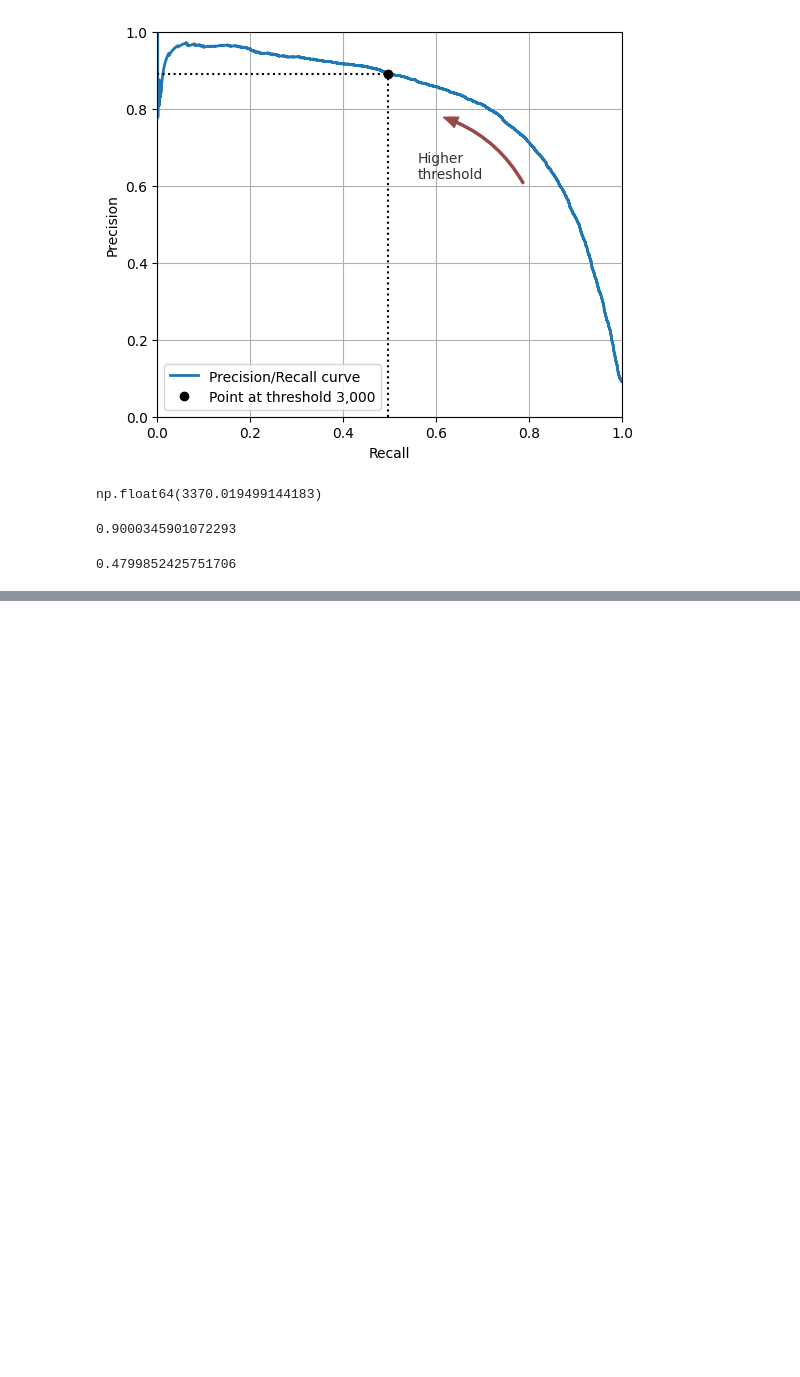
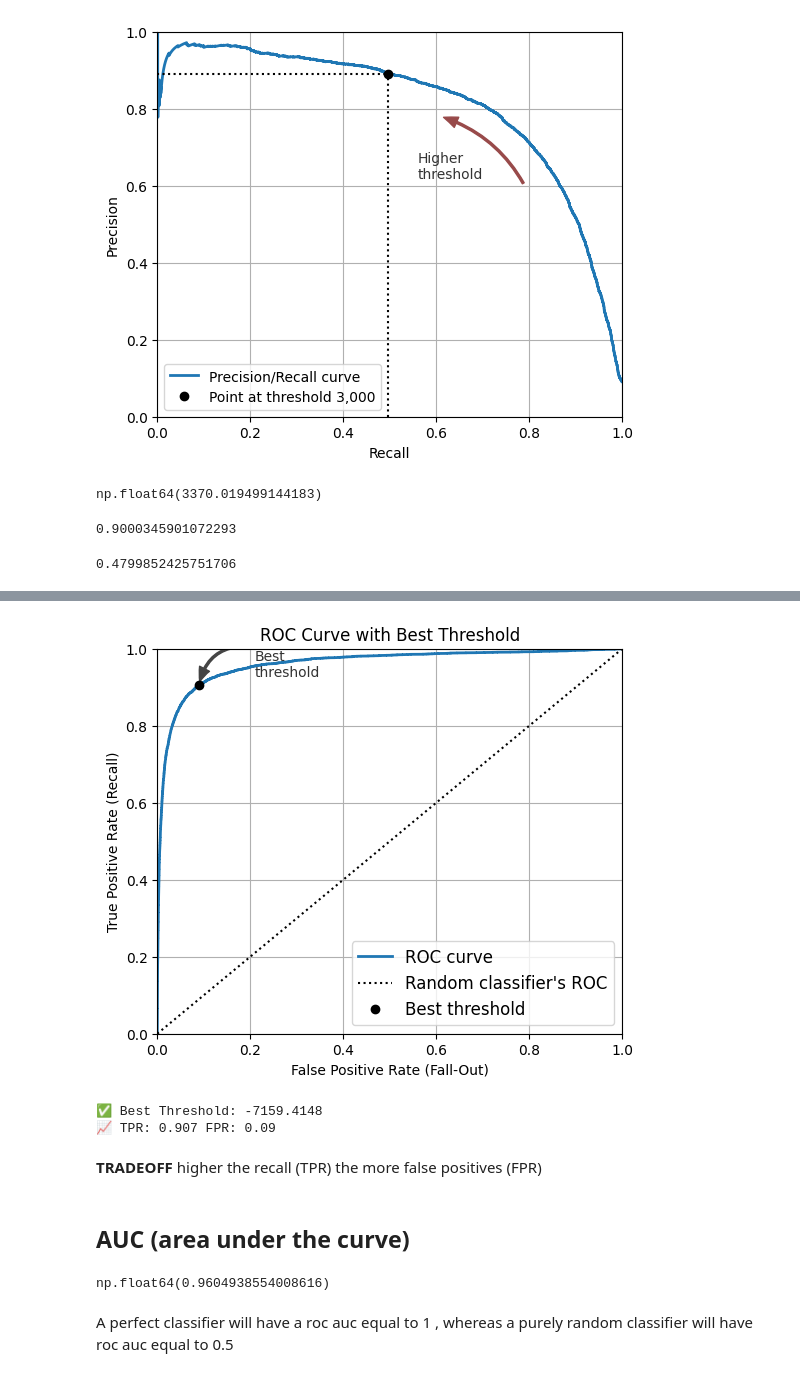
Before and after one commit to VechamGautham/Hands-on-Machine-Learning, a Jupyter notebook: chapter-3/classification.ipynb, the cells around one changed output, grey strips where cells are left out. Saved outputs shown, nothing was run; the diff lists cells and outputs as text; code cells hidden in the pictures; blank space fills up the shorter version.

```diff
--- a/chapter-3/classification.ipynb
+++ b/chapter-3/classification.ipynb
@@ -229,0 +271,48 @@ plt.show()
+# %%
+# Find the best threshold (closest to top-left corner)
+distances = np.sqrt((1 - tpr)**2 + fpr**2)
+best_idx = np.argmin(distances)
+best_threshold = thresholds[best_idx]
+tpr_best, fpr_best = tpr[best_idx], fpr[best_idx]
+
+# Plot ROC curve
+plt.figure(figsize=(6, 5))
+plt.plot(fpr, tpr, linewidth=2, label="ROC curve")
+plt.plot([0, 1], [0, 1], 'k:', label="Random classifier's ROC")
+plt.plot([fpr_best], [tpr_best], "ko", label="Best threshold")
+
+# Optional arrow and label
+plt.gca().add_patch(patches.FancyArrowPatch(
+    (fpr_best + 0.1, tpr_best + 0.1), (fpr_best, tpr_best),
+    connectionstyle="arc3,rad=.4",
+    arrowstyle="Simple, tail_width=1.5, head_width=8, head_length=10",
+    color="#444444"))
+plt.text(fpr_best + 0.12, tpr_best + 0.02, "Best\nthreshold", color="#333333")
+
+# Format plot
+plt.xlabel("False Positive Rate (Fall-Out)")
+plt.ylabel("True Positive Rate (Recall)")
+plt.grid(True)
+plt.axis([0, 1, 0, 1])
+plt.legend(loc="lower right", fontsize=12)
+plt.title("ROC Curve with Best Threshold")
+plt.show()
+
+# Print the best threshold
+print("✅ Best Threshold:", round(best_threshold, 4))
+print("📈 TPR:", round(tpr_best, 4), "FPR:", round(fpr_best, 4))
+# %% [output]
+[figure, added]
+✅ Best Threshold: -7159.4148
+📈 TPR: 0.907 FPR: 0.09
+# %% [markdown]
+**TRADEOFF** higher the recall (TPR) the more false positives (FPR)
+# %% [markdown]
+## AUC (area under the curve)
+# %%
+from sklearn.metrics import roc_auc_score
+roc_auc_score(y_train_5,y_scores)
+# %% [output]
+np.float64(0.9604938554008616)
+# %% [markdown]
+A perfect classifier will have a roc auc equal to 1 , whereas a purely random classifier will have roc auc equal to 0.5
```
Also changed, not shown: parts of 6 cells of this notebook.
